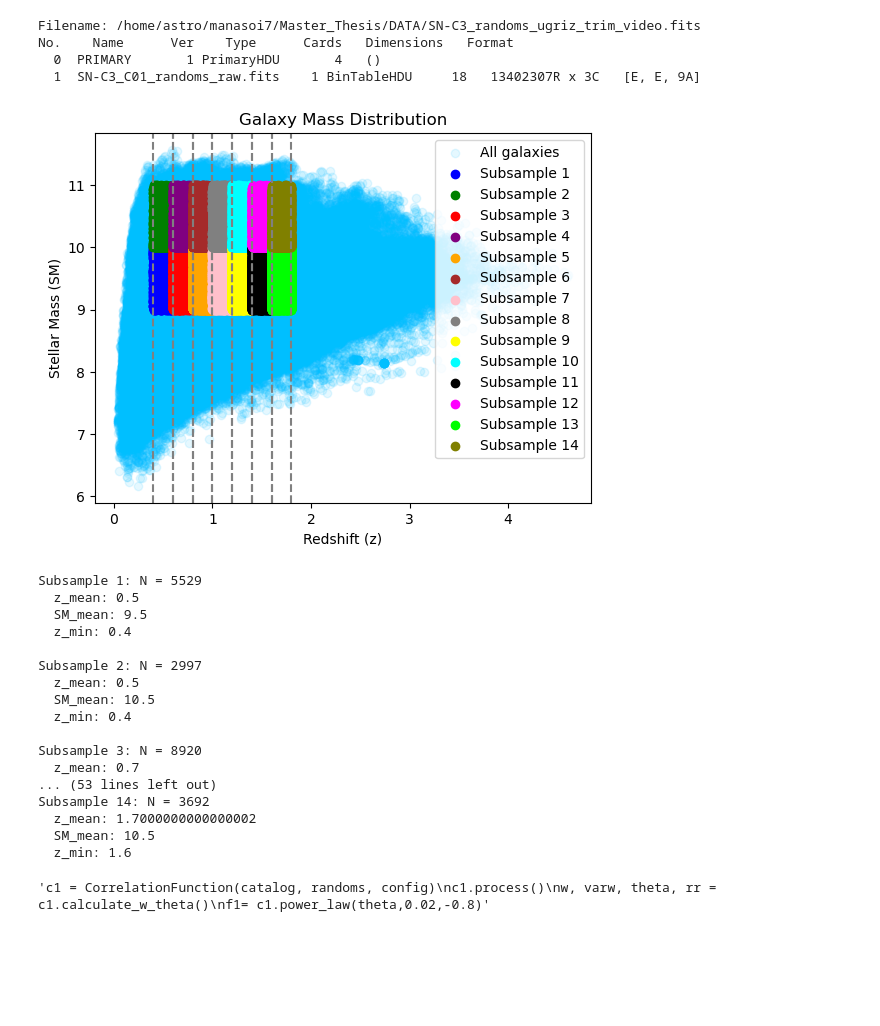
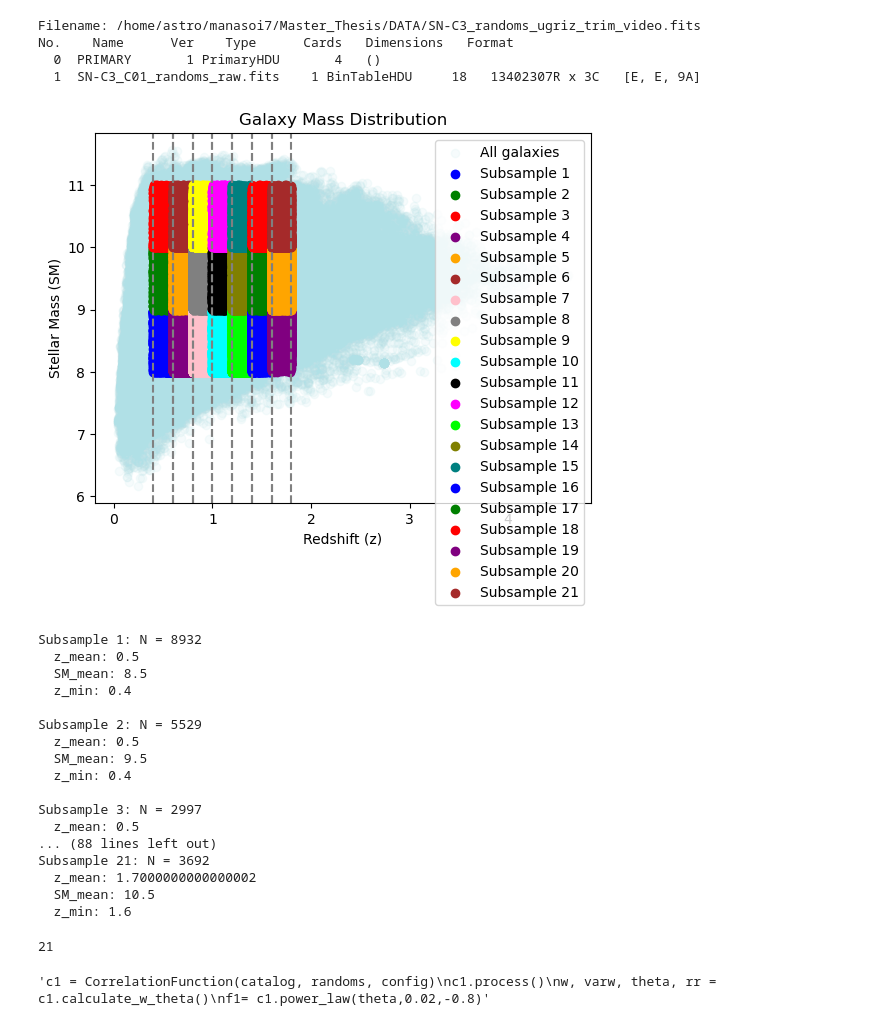
Before and after one commit to OtiliaIrina/Master_Thesis, a Jupyter notebook: class.ipynb, the cells around one changed output. Drawn from its saved outputs; the diff is of its cells as text; code cells hidden in the pictures; blank space fills up the shorter version.

```diff
--- a/class.ipynb
+++ b/class.ipynb
@@ -141,7 +143,7 @@ z_values = np.array([ 0.4,0.6,0.8, 1.0, 1.2, 1.4,1.6,1.8])
 #SM_range = np.linspace(9.5, 11, num=2) # High SM
 #SM_range = np.linspace(8, 9.5, num=2) #Low SM
 
-SM_range = np.linspace(9, 11, num=3)
+SM_range = np.linspace(8, 11, num=4)
 
 
 
@@ -176,64 +178,70 @@ plt.scatter(t['z'], t['SM'], label='All galaxies',color='powderblue',alpha=0.1)
 
 # Scatter plot with subsample colors
 colors = ['blue', 'green', 'red', 'purple', 'orange', 'brown', 'pink', 'gray', 'yellow', 'cyan', 'black', 'magenta', 'lime', 'olive', 'teal']
+num_colors = len(colors)
+
 
 for i, subsample in enumerate(subsamples):
     subset = subsample.apply(t)
     z_subsample = t['z'][subset]
     SM_subsample = t['SM'][subset]
 
-    plt.scatter(z_subsample, SM_subsample, label=f'Subsample {i+1}', c=colors[i])
+    plt.scatter(z_subsample, SM_subsample, label=f'Subsample {i+1}', c=colors[i % num_colors])
 
 for i in range(len(z_values) - 1):
     z_min = z_values[i]
     z_max = z_values[i + 1]
     plt.axvline(z_min, linestyle='--', color='gray')
     plt.axvline(z_max, linestyle='--', color='gray')
 
 plt.xlabel('Redshift (z)')
 plt.ylabel('Stellar Mass (SM)')
 plt.title('Galaxy Mass Distribution')
 plt.legend()
 plt.show()
 
 # Create SkyCoord catalogs for subsamples
 catalogs = []
 
 for subsample in subsamples:
     subset = subsample.apply(t)
     catalog = t[subset]
     #catalog = SkyCoord(ra=ra_subset * u.deg, dec=dec_subset * u.deg)
 
     catalogs.append(catalog)
 
 # Print number of galaxies in each subsample
 for i, subsample in enumerate(subsamples):
     N = len(catalogs[i])
 
     print(f"Subsample {i+1}: N = {N}")
     print(f"  z_mean: {subsample.info['z_mean']}")
     print(f"  SM_mean: {subsample.info['SM_mean']}")
     print(f"  z_min: {subsample.info['z_min']}")
     print()
 # %% [output]
-[figure, old version]
+[figure, new version]
-Subsample 1: N = 5529
+Subsample 1: N = 8932
+  z_mean: 0.5
+  SM_mean: 8.5
+  z_min: 0.4
+
+Subsample 2: N = 5529
   z_mean: 0.5
   SM_mean: 9.5
   z_min: 0.4
 
-Subsample 2: N = 2997
+Subsample 3: N = 2997
   z_mean: 0.5
-  SM_mean: 10.5
-  z_min: 0.4
-
-Subsample 3: N = 8920
-  z_mean: 0.7
-... (53 lines left out)
-Subsample 14: N = 3692
+... (88 lines left out)
+Subsample 21: N = 3692
   z_mean: 1.7000000000000002
   SM_mean: 10.5
   z_min: 1.6
+# %%
+print(len(subsamples))
+# %% [output]
+21
 # %%
 
 class CorrelationFunction:
```
Also changed, not shown: parts of 23 cells of this notebook, 5 other files.
